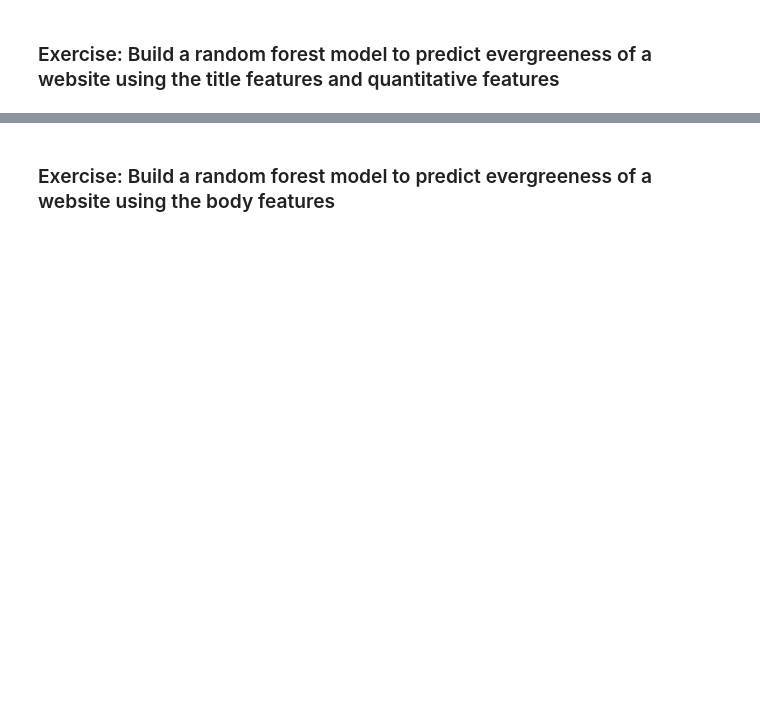
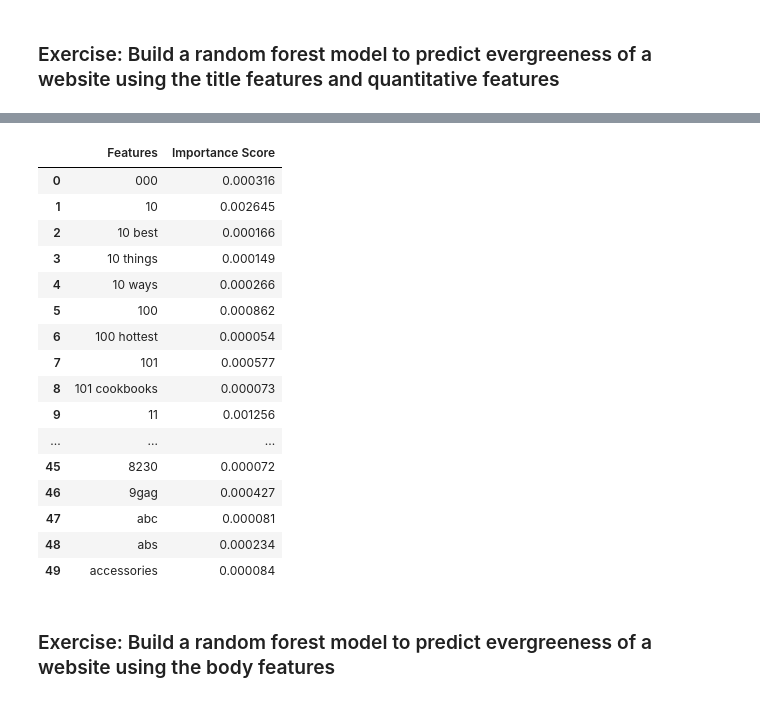
Before and after one commit to akell47/DataSciCourse, a Jupyter notebook: lessons/lesson-13/code/solution-code/solution-code-13.ipynb, the cells around one changed output, grey strips where cells are left out. Drawn from its saved outputs; the diff is of its cells as text; code cells hidden in the pictures; blank space fills up the shorter version.

```diff
--- a/lessons/lesson-13/code/solution-code/solution-code-13.ipynb
+++ b/lessons/lesson-13/code/solution-code/solution-code-13.ipynb
@@ -172,3 +214,23 @@ CV AUC [ 0.78425355  0.7931973   0.79474562], Average AUC 0.79073215831
+# %%
+feature_importances.head(50)
+# %% [output]
+|  | Features | Importance Score |
+| 0 | 000 | 0.000316 |
+| 1 | 10 | 0.002645 |
+| 2 | 10 best | 0.000166 |
+| 3 | 10 things | 0.000149 |
+| 4 | 10 ways | 0.000266 |
+| 5 | 100 | 0.000862 |
+| 6 | 100 hottest | 0.000054 |
+| 7 | 101 | 0.000577 |
+| 8 | 101 cookbooks | 0.000073 |
+| 9 | 11 | 0.001256 |
+| ... | ... | ... |
+| 45 | 8230 | 0.000072 |
+| 46 | 9gag | 0.000427 |
+| 47 | abc | 0.000081 |
+| 48 | abs | 0.000234 |
+| 49 | accessories | 0.000084 |
 # %% [markdown]
  ### Exercise: Build a random forest model to predict evergreeness of a website using the body features
 # %%
```
Also changed, not shown: parts of 16 cells of this notebook.
